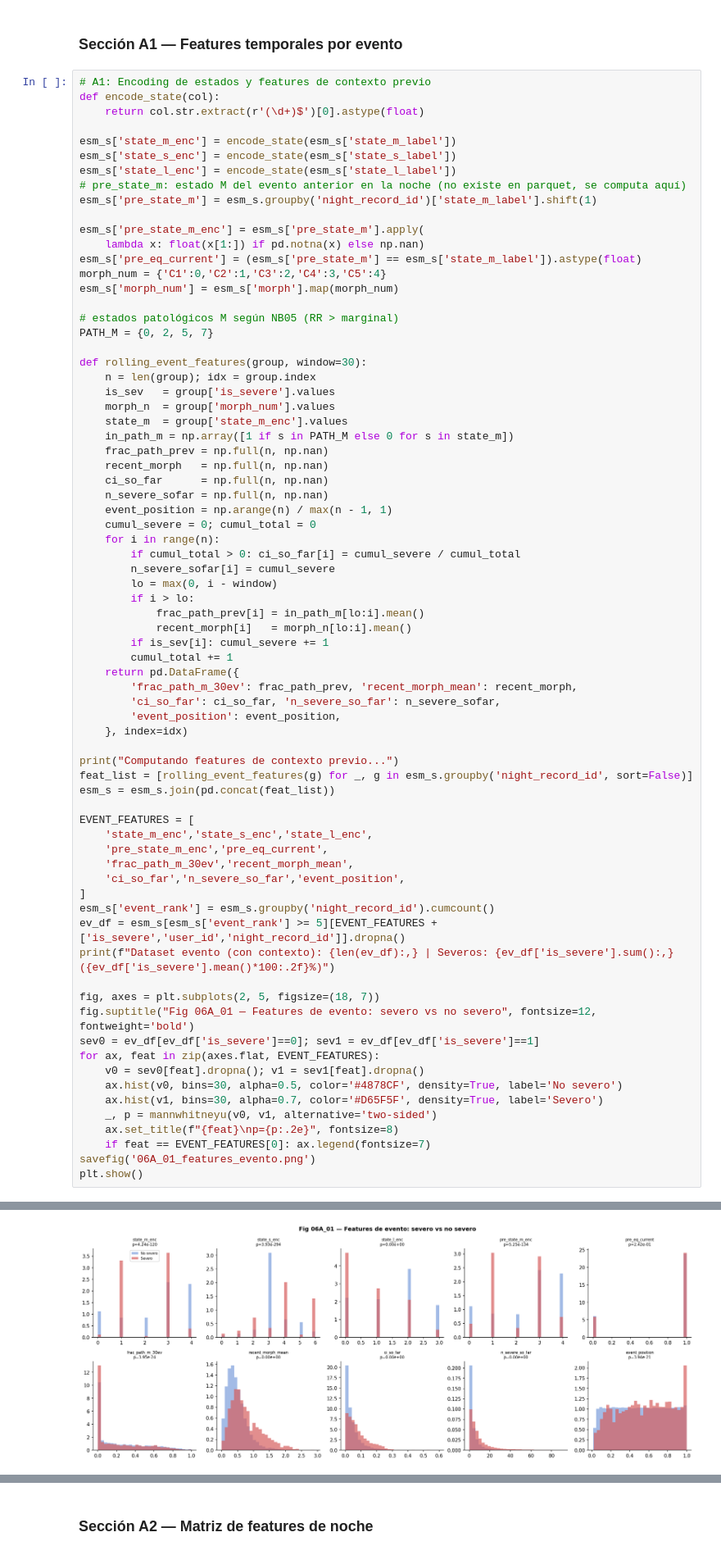
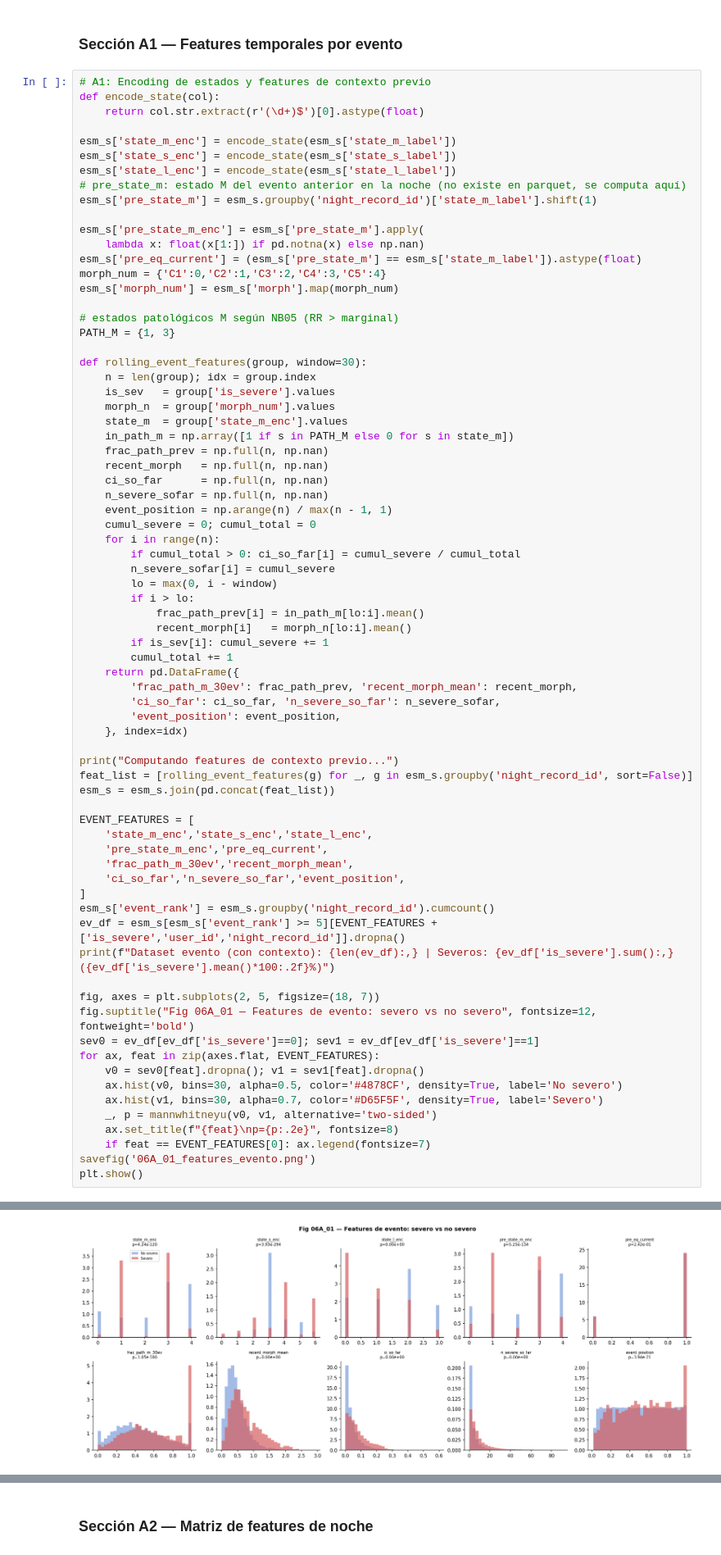
Before and after one commit to ri1965/PAC_v3, a Jupyter notebook: notebooks/NB07_prediccion.ipynb, the cells around one changed output, grey strips where cells are left out. Shown at 82% size. Saved outputs shown, nothing was run; the diff lists cells and outputs as text.

```diff
--- a/notebooks/NB07_prediccion.ipynb
+++ b/notebooks/NB07_prediccion.ipynb
@@ -243,7 +243,7 @@ morph_num = {'C1':0,'C2':1,'C3':2,'C4':3,'C5':4}
 esm_s['morph_num'] = esm_s['morph'].map(morph_num)
 
 # estados patológicos M según NB05 (RR > marginal)
-PATH_M = {0, 2, 5, 7}
+PATH_M = {1, 3}
 
 def rolling_event_features(group, window=30):
     n = len(group); idx = group.index
@@ -274,34 +274,34 @@ def rolling_event_features(group, window=30):
 
 print("Computando features de contexto previo...")
 feat_list = [rolling_event_features(g) for _, g in esm_s.groupby('night_record_id', sort=False)]
 esm_s = esm_s.join(pd.concat(feat_list))
 
 EVENT_FEATURES = [
     'state_m_enc','state_s_enc','state_l_enc',
     'pre_state_m_enc','pre_eq_current',
     'frac_path_m_30ev','recent_morph_mean',
     'ci_so_far','n_severe_so_far','event_position',
 ]
 esm_s['event_rank'] = esm_s.groupby('night_record_id').cumcount()
 ev_df = esm_s[esm_s['event_rank'] >= 5][EVENT_FEATURES + ['is_severe','user_id','night_record_id']].dropna()
 print(f"Dataset evento (con contexto): {len(ev_df):,} | Severos: {ev_df['is_severe'].sum():,} ({ev_df['is_severe'].mean()*100:.2f}%)")
 
 fig, axes = plt.subplots(2, 5, figsize=(18, 7))
 fig.suptitle("Fig 06A_01 — Features de evento: severo vs no severo", fontsize=12, fontweight='bold')
 sev0 = ev_df[ev_df['is_severe']==0]; sev1 = ev_df[ev_df['is_severe']==1]
 for ax, feat in zip(axes.flat, EVENT_FEATURES):
     v0 = sev0[feat].dropna(); v1 = sev1[feat].dropna()
     ax.hist(v0, bins=30, alpha=0.5, color='#4878CF', density=True, label='No severo')
     ax.hist(v1, bins=30, alpha=0.7, color='#D65F5F', density=True, label='Severo')
     _, p = mannwhitneyu(v0, v1, alternative='two-sided')
     ax.set_title(f"{feat}\np={p:.2e}", fontsize=8)
     if feat == EVENT_FEATURES[0]: ax.legend(fontsize=7)
 savefig('06A_01_features_evento.png')
 plt.show()
 # %% [output]
 Computando features de contexto previo...
 Dataset evento (con contexto): 76,053 | Severos: 4,238 (5.57%)
-[figure, old version]
+[figure, new version]
   → figuras/06A_01_features_evento.png
 # %% [markdown]
 ### Sección A2 — Matriz de features de noche
```
Also changed, not shown: parts of 7 cells of this notebook, 15 other files.
